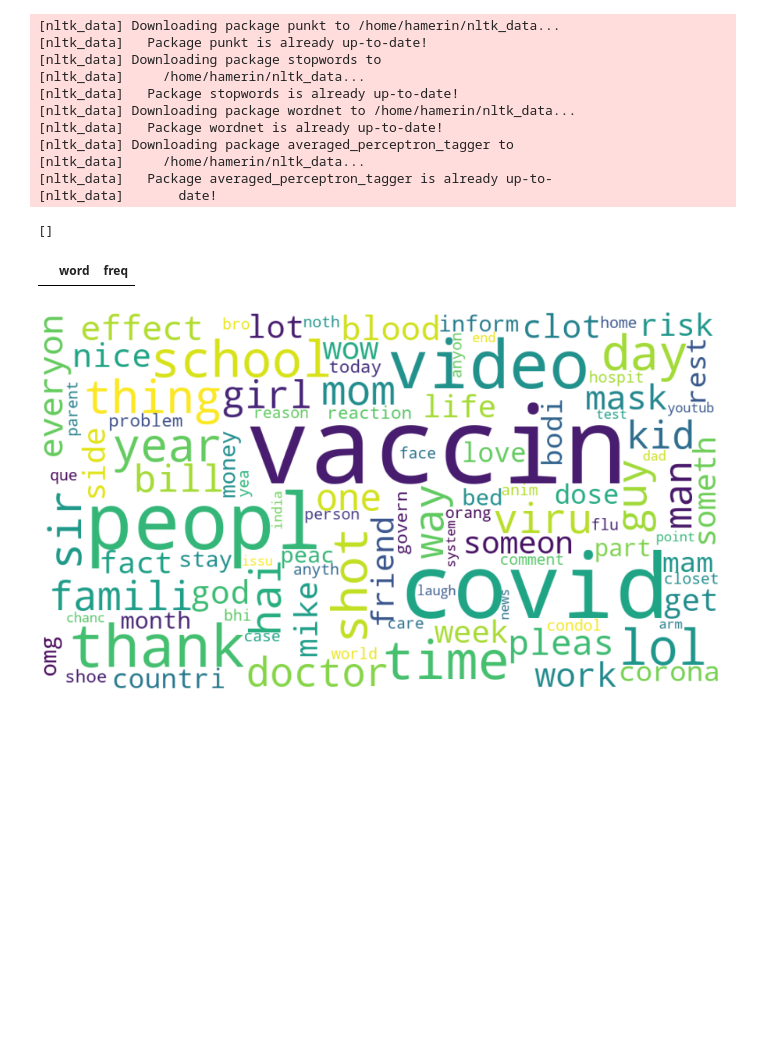
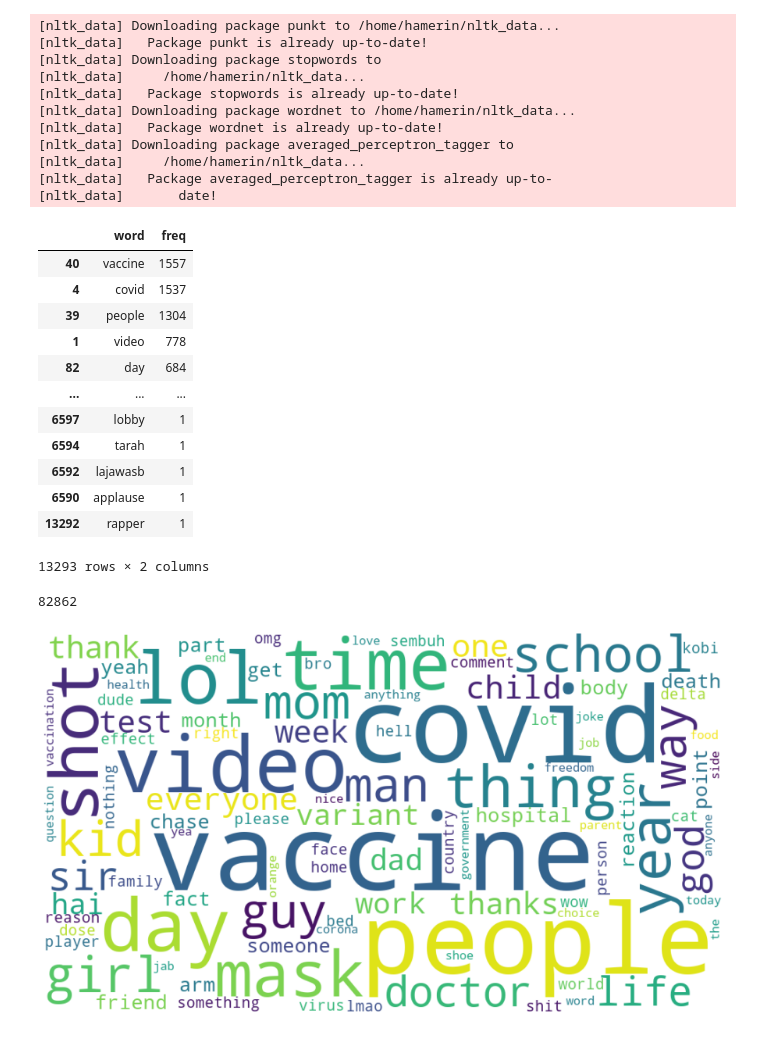
Before and after one commit to SSHS-RNE/youtube-data-acquisition, a Jupyter notebook: sample4.ipynb, the cells around one changed output. Saved outputs shown, nothing was run; the diff lists cells and outputs as text; code cells hidden in the pictures; blank space fills up the shorter version.

```diff
--- a/sample4.ipynb
+++ b/sample4.ipynb
@@ -185,7 +187,7 @@ def get_words(st: str) -> List[str]:
     result = [word for word, pos in filter(
         lambda tup: tup[1] in ALLOWED_POS, pos_tag(result))]  # 명사만 추출
     result = [*filter(lambda x: x not in stop_words, result)]  # stop words 제거
-    result = [*map(lambda x: stemmer.stem(x.lower()), result)]  # 소문자화 및 어간 추출
+    result = [*map(lambda x: lemmatizer.lemmatize(x.lower()), result)]  # 소문자화 및 표제어 추출
     result = [*filter(lambda x: len(x) > 2, result)]  # 최종 결과에서 2글자 이하 단어 제거
 
     return result
@@ -383,8 +405,2 @@ def load_data(directoryName: str, videoIdList: list, commentsList: list):
 # %%
 save_data("data_shorts_0901")
-# %%
-videoIdList = []
-commentsList = []
-load_data("data_shorts_0813", videoIdList, commentsList)
-# %% [output]
-[]
@@ -396,17 +420,33 @@ for videoId in tqdm(videoIdList):
     commentsList.append(retrieve_comments_selenium(videoId))
 # %%
 allComments = []
-for comments in commentsList: allComments += comments
+for comments in tqdm(commentsList): allComments += comments
 
 # (단어, 빈도)를 담고 있는 전체 영상에 대한 빈도수 데이터프레임 생성
 freqDataFrame = get_freq(allComments)
 freqDataFrame
 # %% [output]
 |  | word | freq |
+| 40 | vaccine | 1557 |
+| 4 | covid | 1537 |
+| 39 | people | 1304 |
+| 1 | video | 778 |
+| 82 | day | 684 |
+| ... | ... | ... |
+| 6597 | lobby | 1 |
+| 6594 | tarah | 1 |
+| 6592 | lajawasb | 1 |
+| 6590 | applause | 1 |
+| 13292 | rapper | 1 |
+13293 rows × 2 columns
+# %%
+freqDataFrame['freq'].sum()
+# %% [output]
+82862
 # %%
 draw_wordcloud(freqDataFrame)
 # %% [output]
-[figure, old version]
+[figure, new version]
 # %%
 # tfidfVectorDict[word]는 word의 tf-idf 결과를 (문서 개수)차원의 벡터로 나타낸 것
 freqList = [get_freq(comments) for comments in tqdm(commentsList)]  # freqList[i]는 i번째 영상의 빈도수 데이터프레임
```
Also changed, not shown: parts of 49 cells of this notebook, 20 other files.
